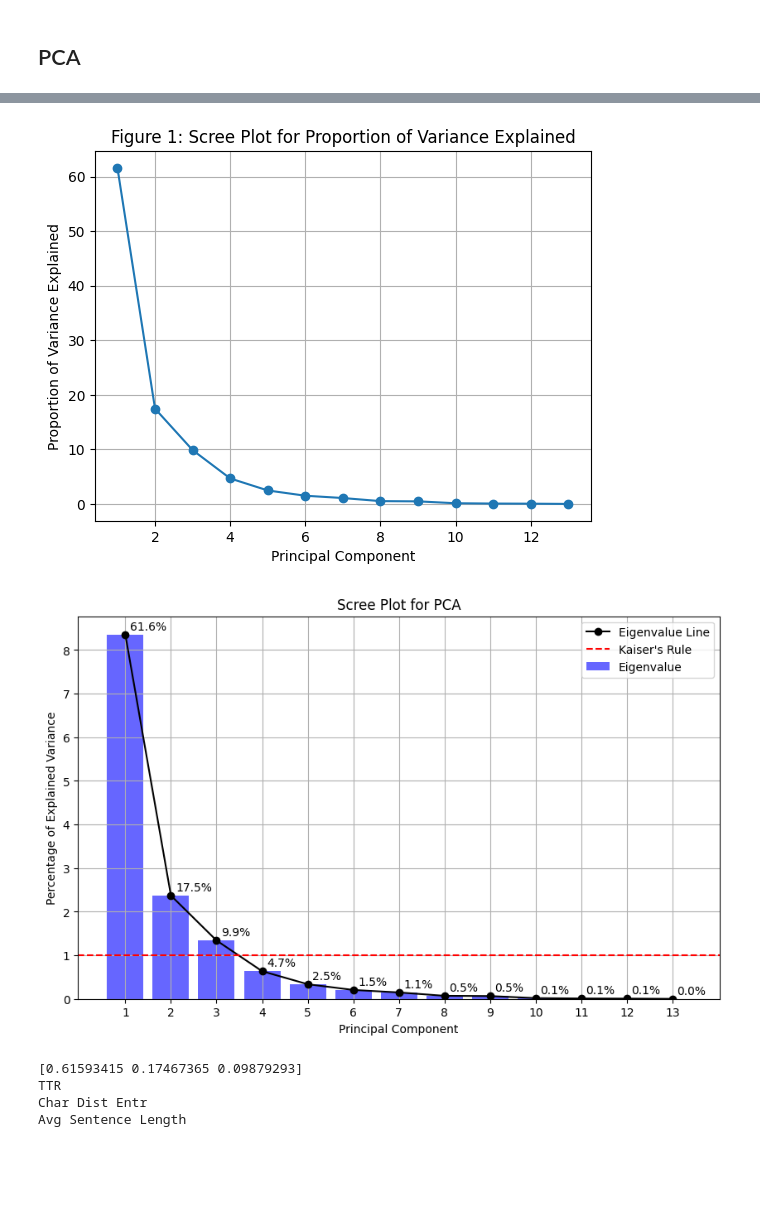
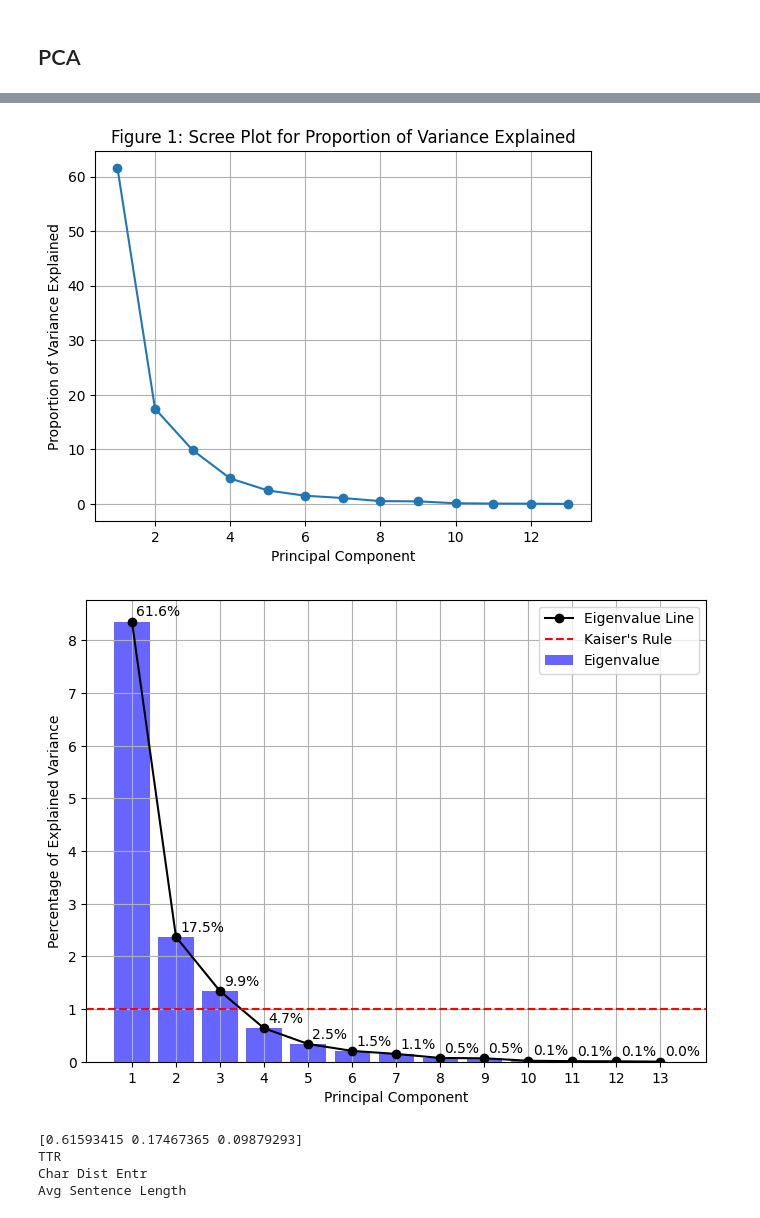
Before and after one commit to kirbergerconnor/iscl-thesis, a Jupyter notebook: features.ipynb, the cells around one changed output, grey strips where cells are left out. Saved outputs shown, nothing was run; the diff lists cells and outputs as text; code cells hidden in the pictures; blank space fills up the shorter version.

```diff
--- a/features.ipynb
+++ b/features.ipynb
@@ -331,36 +331,36 @@ eigenvalues = pca.explained_variance_
 prop_var = eigenvalues / np.sum(eigenvalues) * 100
 
 # Elbow rule (from https://statisticsglobe.com/scree-plot-pca-python)
 plt.figure()
 plt.plot(np.arange(1, len(prop_var)+1),
                    prop_var, marker='o')
 plt.xlabel('Principal Component')
 plt.ylabel('Proportion of Variance Explained')
 plt.title('Figure 1: Scree Plot for Proportion of Variance Explained')
 plt.grid(True)
 plt.savefig('./results/PCA_Variance_Screeplot_elbow.png')
 plt.show(block=True)
 
 # Kaiser's rule
-plt.figure(figsize=(10, 6))
+plt.figure(figsize=(8, 6))
 x_values = np.arange(1, len(eigenvalues) + 1)
 plt.bar(x_values, eigenvalues, alpha=0.6, color='b', label='Eigenvalue')
 for i, value in enumerate(prop_var):
     plt.text(x=i + 1 + 0.1, y=eigenvalues[i] + 0.05, s=f"{value:.1f}%", ha='left', va='bottom')
 plt.plot(x_values, eigenvalues, color='black', marker='o', label='Eigenvalue Line')
 plt.axhline(y=1, color='r', linestyle='--', label="Kaiser's Rule")
 plt.xlabel('Principal Component')
 plt.ylabel('Percentage of Explained Variance')
-plt.title('Scree Plot for PCA')
+# plt.title('Scree Plot for PCA')
 plt.xticks(x_values)
 plt.grid(True)
 plt.legend()
 plt.savefig('./results/PCA_Variance_Screeplot_kaiser.png', bbox_inches='tight')
 plt.show()
 # %% [output]
 [figure]
 [figure]
-[figure, old version]
+[figure, new version]
 # %%
 features_df = pd.read_csv('./results/features_df.csv')
 scaler = StandardScaler()
```
Also changed, not shown: 22 other files.
